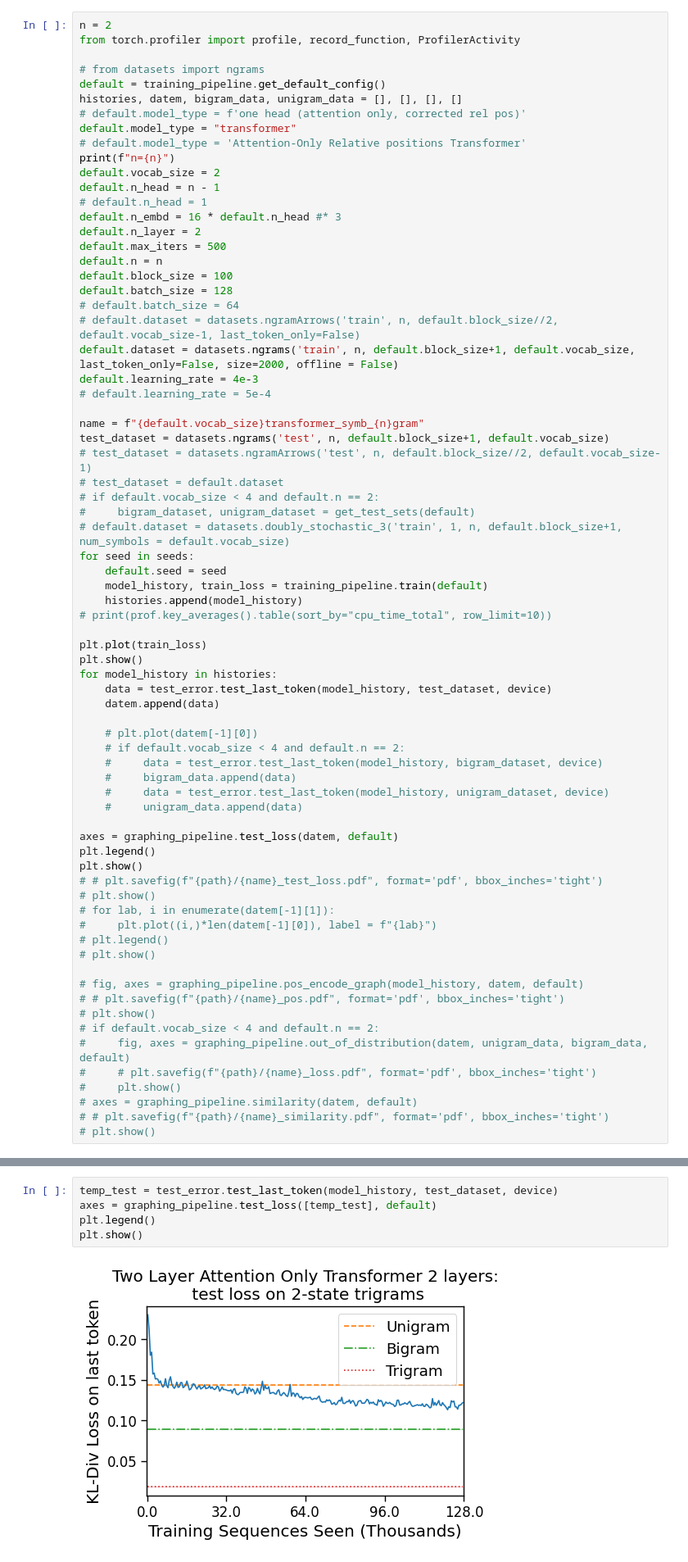
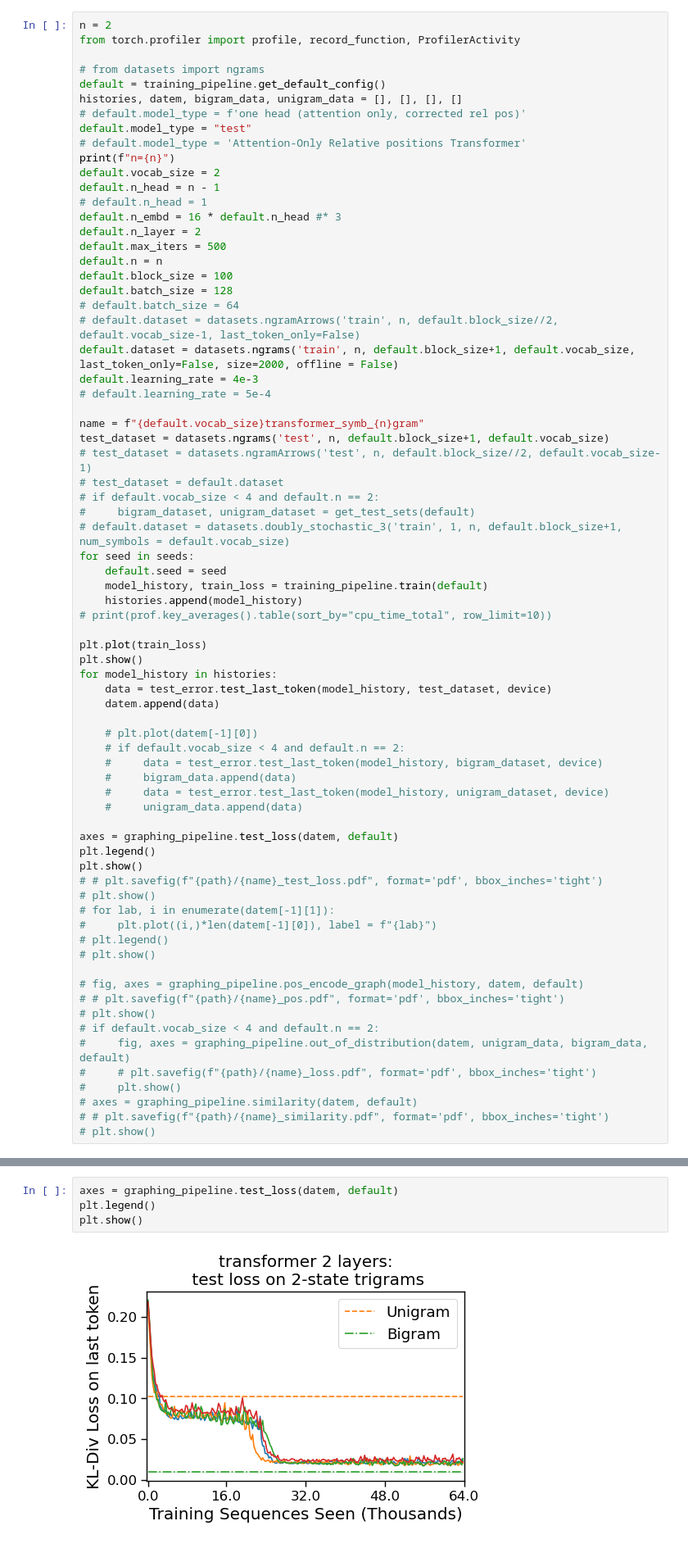
Before and after one commit to EzraEdelman/Evolution-of-Statistical-Induction-Heads, a Jupyter notebook: plots.ipynb, the cells around one changed output, grey strips where cells are left out. Shown at 82% size. Cells and saved outputs as stored; diff of their text form.

```diff
--- a/plots.ipynb
+++ b/plots.ipynb
@@ -43,7 +41,7 @@ from torch.profiler import profile, record_function, ProfilerActivity
 default = training_pipeline.get_default_config()
 histories, datem, bigram_data, unigram_data = [], [], [], []
 # default.model_type = f'one head (attention only, corrected rel pos)'
-default.model_type = "transformer"
+default.model_type = "test"
 # default.model_type = 'Attention-Only Relative positions Transformer'
 print(f"n={n}")
 default.vocab_size = 2
@@ -125,10 +128,9 @@ Original Traceback (most recent call last):
 # %%
-temp_test = test_error.test_last_token(model_history, test_dataset, device)
-axes = graphing_pipeline.test_loss([temp_test], default)
+axes = graphing_pipeline.test_loss(datem, default)
 plt.legend()
 plt.show()
 # %% [output]
-[figure, old version]
+[figure, new version]
 # %%
 n=2
 default = training_pipeline.get_default_config()
```
Also changed, not shown: parts of 2 cells of this notebook, 1 other file.
